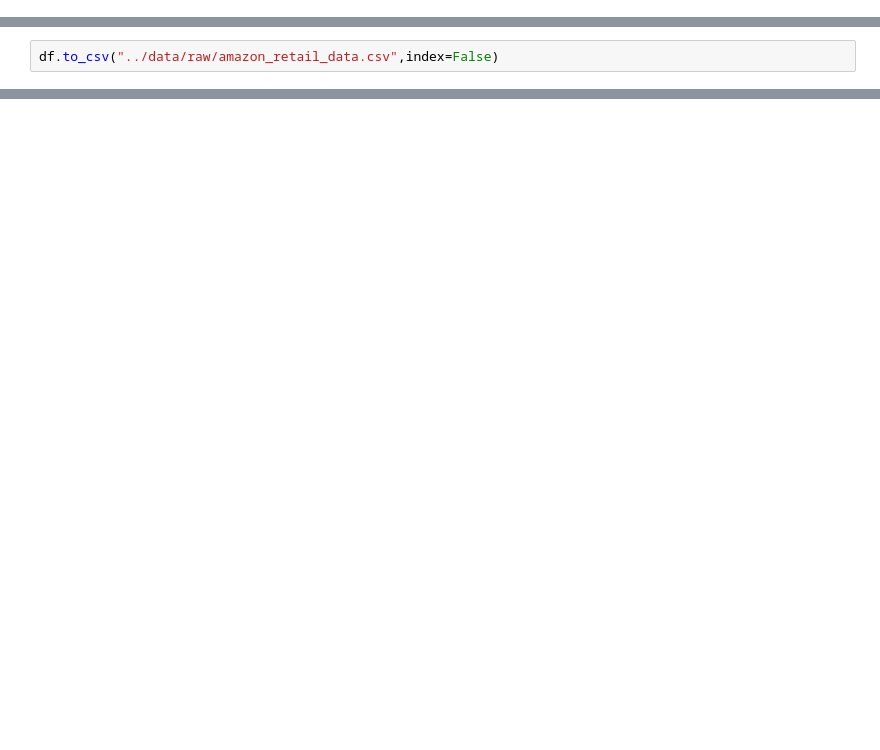
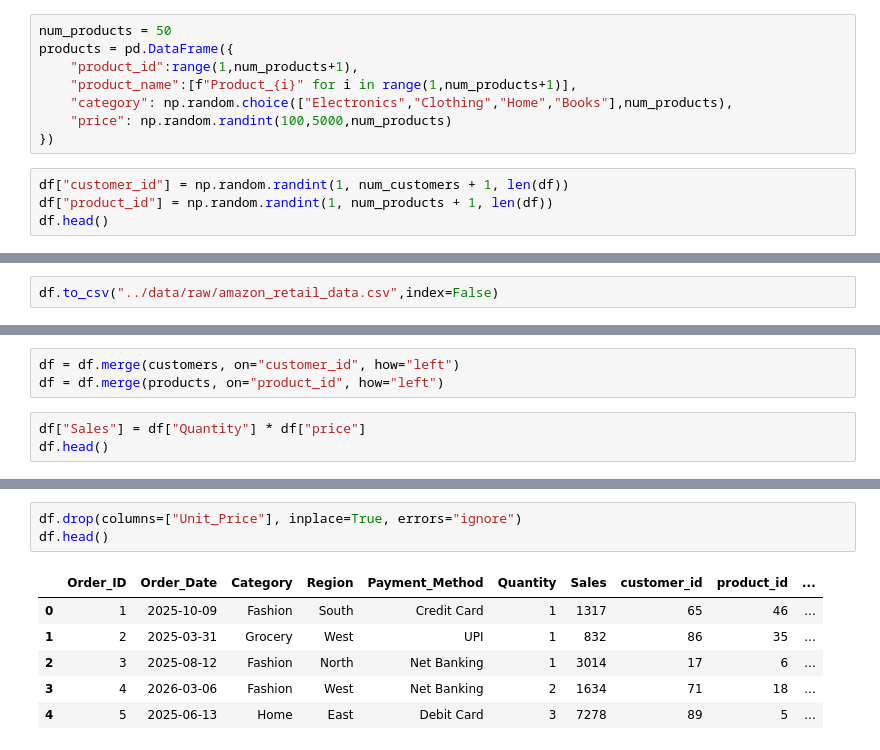
Before and after one commit to SandhyaJ3/Amazon_Retail_Intelligence_Project, a Jupyter notebook: notebooks/01_generate_dataset.ipynb, the cells around one changed output, grey strips where cells are left out. Cells and saved outputs as stored; diff of their text form; blank space fills up the shorter version.

Commit message:
Completed data generation and analytics foundation with RFM and dashboard insights

```diff
--- a/notebooks/01_generate_dataset.ipynb
+++ b/notebooks/01_generate_dataset.ipynb
@@ -113,0 +120,12 @@ df.describe()
+# %%
+num_products = 50
+products = pd.DataFrame({
+    "product_id":range(1,num_products+1),
+    "product_name":[f"Product_{i}" for i in range(1,num_products+1)],
+    "category": np.random.choice(["Electronics","Clothing","Home","Books"],num_products),
+    "price": np.random.randint(100,5000,num_products)
+})
+# %%
+df["customer_id"] = np.random.randint(1, num_customers + 1, len(df))
+df["product_id"] = np.random.randint(1, num_products + 1, len(df))
+df.head()
@@ -115,0 +145,6 @@ df.to_csv("../data/raw/amazon_retail_data.csv",index=False)
+# %%
+df = df.merge(customers, on="customer_id", how="left")
+df = df.merge(products, on="product_id", how="left")
+# %%
+df["Sales"] = df["Quantity"] * df["price"]
+df.head()
@@ -115,0 +158,10 @@ df.to_csv("../data/raw/amazon_retail_data.csv",index=False)
+# %%
+df.drop(columns=["Unit_Price"], inplace=True, errors="ignore")
+df.head()
+# %% [output]
+|  | Order_ID | Order_Date | Category | Region | Payment_Method | Quantity | Sales | customer_id | product_id | ... |
+| 0 | 1 | 2025-10-09 | Fashion | South | Credit Card | 1 | 1317 | 65 | 46 | ... |
+| 1 | 2 | 2025-03-31 | Grocery | West | UPI | 1 | 832 | 86 | 35 | ... |
+| 2 | 3 | 2025-08-12 | Fashion | North | Net Banking | 1 | 3014 | 17 | 6 | ... |
+| 3 | 4 | 2026-03-06 | Fashion | West | Net Banking | 2 | 1634 | 71 | 18 | ... |
+| 4 | 5 | 2025-06-13 | Home | East | Debit Card | 3 | 7278 | 89 | 5 | ... |
```
Also changed, not shown: parts of 16 cells of this notebook, 4 other files.
